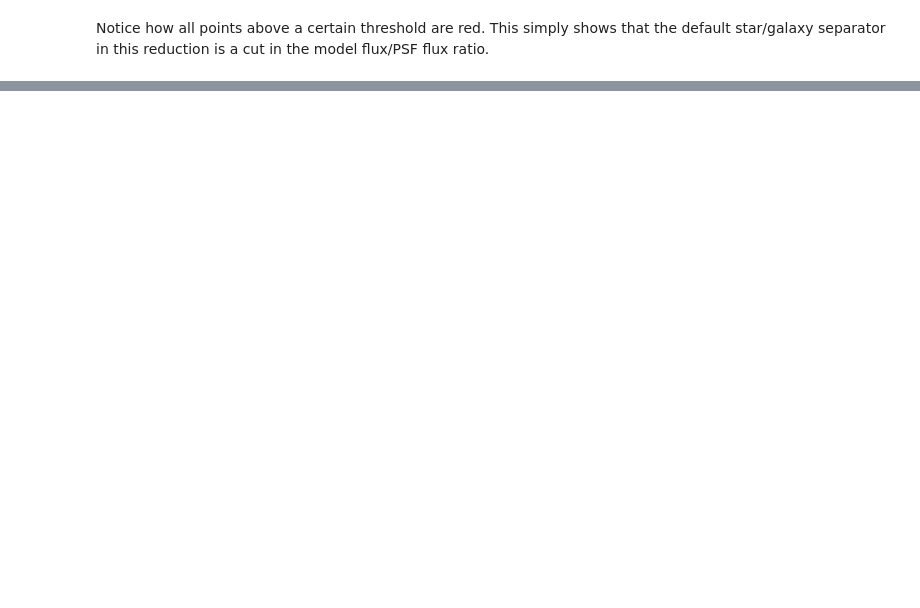
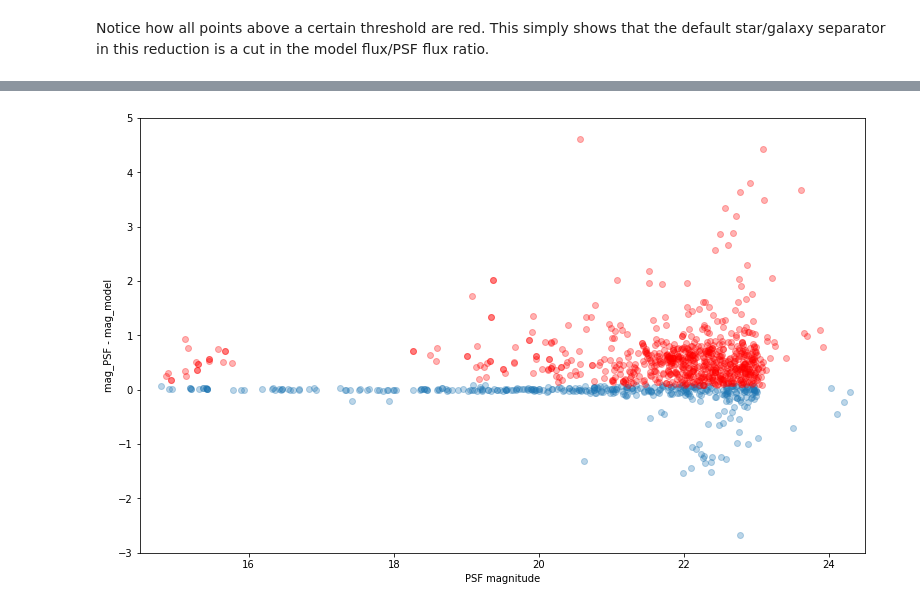
Before and after one commit to lsst-sqre/system-test, a Jupyter notebook: star_galaxy.ipynb, the cells around one changed output, grey strips where cells are left out. Drawn from its saved outputs; the diff is of its cells as text; code cells hidden in the pictures; blank space fills up the shorter version.

```diff
--- a/star_galaxy.ipynb
+++ b/star_galaxy.ipynb
@@ -73,0 +104,21 @@ Notice how all points above a certain threshold are red.  This simply shows that
+# %%
+exp_calib = exp.getCalib()
+psf_mag = exp_calib.getMagnitude(psf_flux)
+
+# There are some NaN and negative flux values in the model flux array. Filter those:
+badmodel = (numpy.isnan(model_flux)) | (model_flux < 0.01)
+model_mag = 0.0*psf_mag + 30.0 # set "bad" measurements to mag = 30.0
+model_mag[~badmodel] = exp_calib.getMagnitude(model_flux[~badmodel])
+
+magdiff = psf_mag - model_mag
+# %%
+plt.scatter(psf_mag[stars], magdiff[stars], alpha=0.3)
+plt.scatter(psf_mag[galaxies], magdiff[galaxies], c='r', alpha=0.3)
+
+plt.xlim(14.5, 24.5)
+plt.ylim(-3, 5)
+plt.xlabel('PSF magnitude')
+plt.ylabel('mag_PSF - mag_model')
+plt.show()
+# %% [output]
+[figure, added]
```
Also changed, not shown: parts of 11 cells of this notebook.
